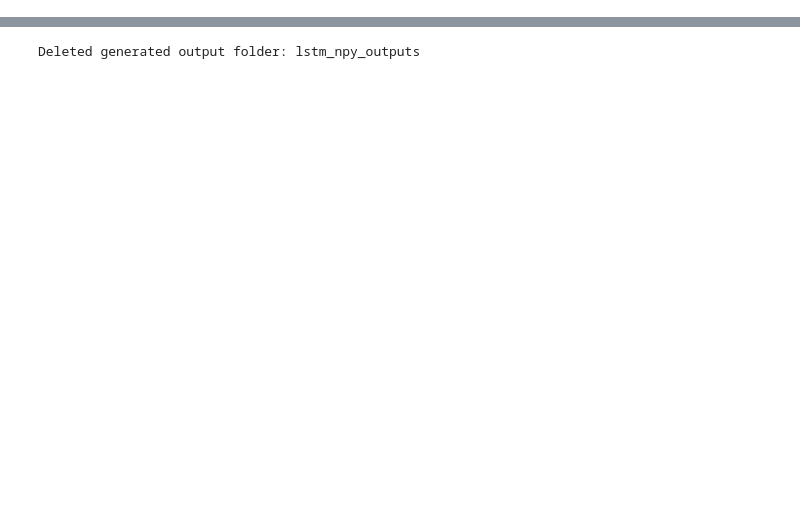
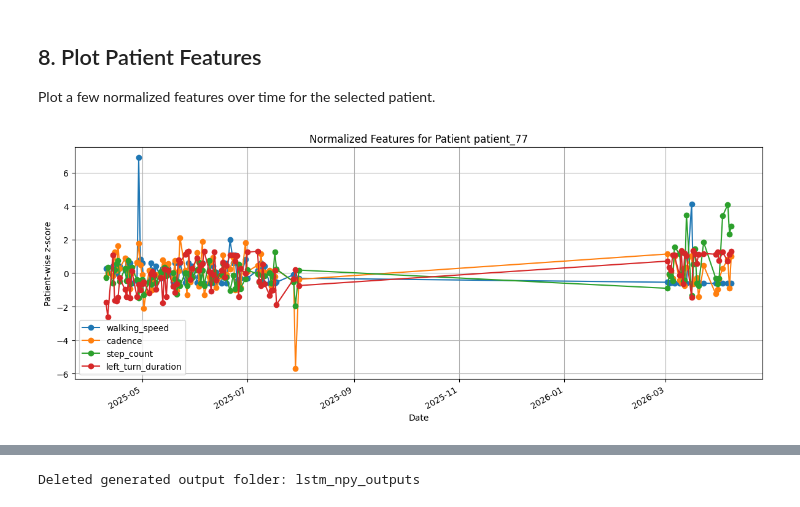
Before and after one commit to ahmedazhar2299/my-walk-sentinal, a Jupyter notebook: prepare_lstm_next_day_dataset.ipynb, the cells around one changed output, grey strips where cells are left out. Drawn from its saved outputs; the diff is of its cells as text; code cells hidden in the pictures; blank space fills up the shorter version.

```diff
--- a/prepare_lstm_next_day_dataset.ipynb
+++ b/prepare_lstm_next_day_dataset.ipynb
@@ -548,0 +202,23 @@ Set `DELETE_OUTPUTS_AFTER_RUN = False` in the first code cell if you want to kee
+# %%
+missing_before = patient_df[FEATURE_COLUMNS].isna().sum()
+
+global_feature_medians = clean_df[FEATURE_COLUMNS].median()
+patient_feature_means = patient_df[FEATURE_COLUMNS].mean()
+
+filled_patient_df = patient_df.copy()
+for feature in FEATURE_COLUMNS:
+    fill_value = patient_feature_means[feature]
+    if pd.isna(fill_value):
+        fill_value = global_feature_medians[feature]
+    filled_patient_df[feature] = filled_patient_df[feature].fillna(fill_value)
+
+missing_after = filled_patient_df[FEATURE_COLUMNS].isna().sum()
+missing_table = pd.DataFrame({"before_fill": missing_before, "after_fill": missing_after})
+
+missing_table.plot(kind="bar", title=f"Missing Values Before vs After Filling: {patient_label}")
+plt.ylabel("Missing count")
+plt.xticks(rotation=60, ha="right")
+plt.tight_layout()
+plt.show()
+
+display(missing_table)
@@ -548,0 +250,9 @@ Set `DELETE_OUTPUTS_AFTER_RUN = False` in the first code cell if you want to kee
+# %%
+normalized_patient_df = filled_patient_df.copy()
+
+feature_means = normalized_patient_df[FEATURE_COLUMNS].mean()
+feature_stds = normalized_patient_df[FEATURE_COLUMNS].std().replace(0, 1.0).fillna(1.0)
+normalized_patient_df[FEATURE_COLUMNS] = (normalized_patient_df[FEATURE_COLUMNS] - feature_means) / feature_stds
+
+print("Summary after patient-wise normalization:")
+display(normalized_patient_df[FEATURE_COLUMNS].describe().T[["mean", "std", "min", "max"]])
@@ -548,0 +278,15 @@ Set `DELETE_OUTPUTS_AFTER_RUN = False` in the first code cell if you want to kee
+# %% [markdown]
+## 8. Plot Patient Features
+
+Plot a few normalized features over time for the selected patient.
+# %%
+plot_features = ["walking_speed", "cadence", "step_count", "left_turn_duration"]
+
+normalized_patient_df.plot(x="date", y=plot_features, marker="o")
+plt.title(f"Normalized Features for Patient {patient_label}")
+plt.xlabel("Date")
+plt.ylabel("Patient-wise z-score")
+plt.tight_layout()
+plt.show()
+# %% [output]
+[figure, added]
```
Also changed, not shown: parts of 66 cells of this notebook.
